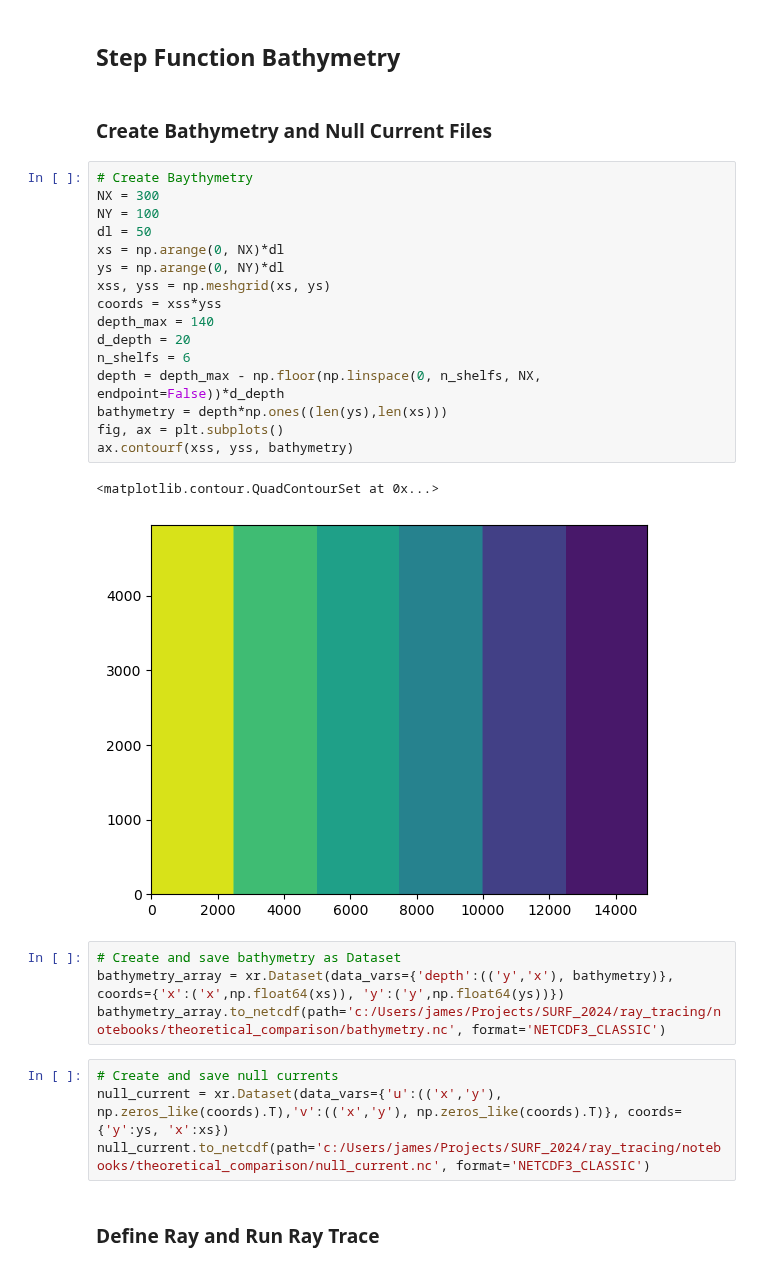
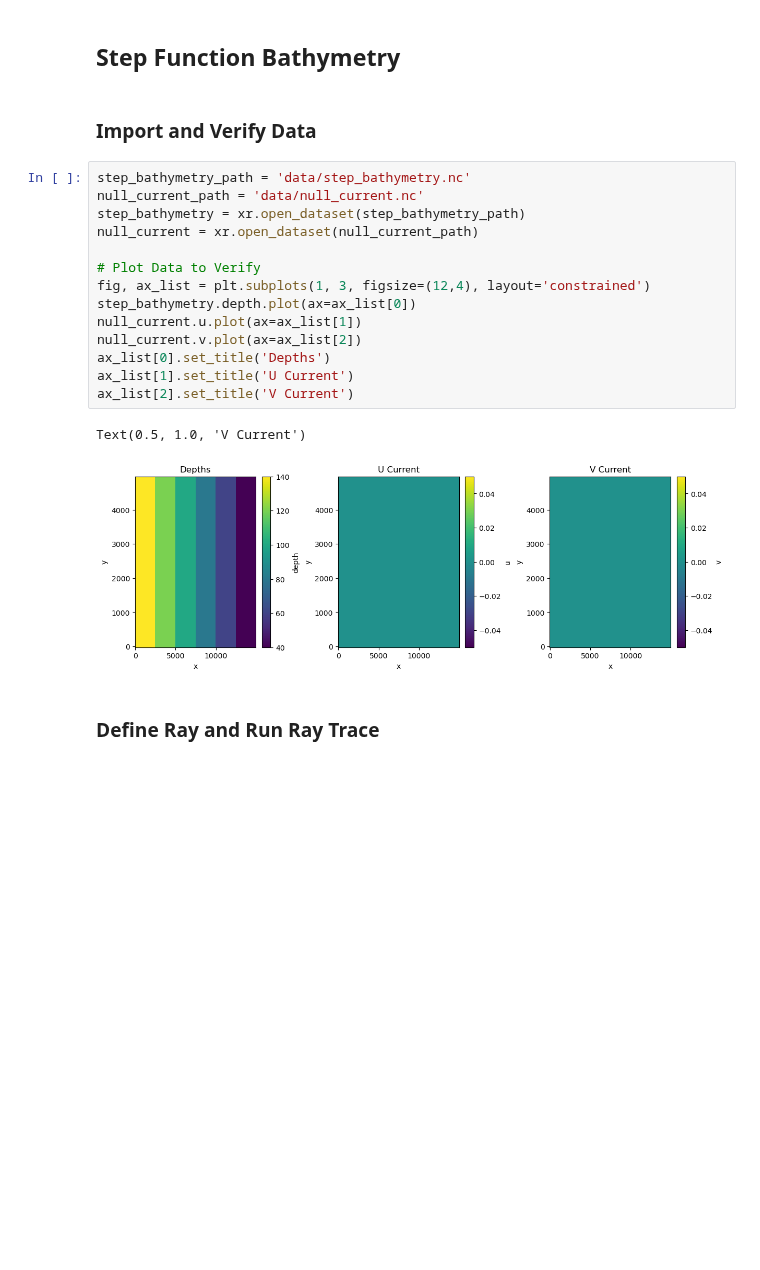
Before and after one commit to mines-oceanography/mantaray, a Jupyter notebook: notebooks/theoretical_comparison/snells_law_verification.ipynb, the cells around one changed output. Drawn from its saved outputs; the diff is of its cells as text; blank space fills up the shorter version.

```diff
--- a/notebooks/theoretical_comparison/snells_law_verification.ipynb
+++ b/notebooks/theoretical_comparison/snells_law_verification.ipynb
@@ -5,35 +5,25 @@ import xarray as xr
 import matplotlib.pyplot as plt
 # %% [markdown]
 ## Step Function Bathymetry
-# %% [markdown]
-### Create Bathymetry and Null Current Files
-# %%
-# Create Baythymetry
-NX = 300
-NY = 100
-dl = 50
-xs = np.arange(0, NX)*dl
-ys = np.arange(0, NY)*dl
-xss, yss = np.meshgrid(xs, ys)
-coords = xss*yss
-depth_max = 140
-d_depth = 20
-n_shelfs = 6
-depth = depth_max - np.floor(np.linspace(0, n_shelfs, NX, endpoint=False))*d_depth
-bathymetry = depth*np.ones((len(ys),len(xs)))
-fig, ax = plt.subplots()
-ax.contourf(xss, yss, bathymetry)
-# %% [output]
-<matplotlib.contour.QuadContourSet at 0x...>
-[figure, removed]
-# %%
-# Create and save bathymetry as Dataset
-bathymetry_array = xr.Dataset(data_vars={'depth':(('y','x'), bathymetry)}, coords={'x':('x',np.float64(xs)), 'y':('y',np.float64(ys))})
-bathymetry_array.to_netcdf(path='c:/Users/james/Projects/SURF_2024/ray_tracing/notebooks/theoretical_comparison/bathymetry.nc', format='NETCDF3_CLASSIC')
-# %%
-# Create and save null currents
-null_current = xr.Dataset(data_vars={'u':(('x','y'), np.zeros_like(coords).T),'v':(('x','y'), np.zeros_like(coords).T)}, coords={'y':ys, 'x':xs})
-null_current.to_netcdf(path='c:/Users/james/Projects/SURF_2024/ray_tracing/notebooks/theoretical_comparison/null_current.nc', format='NETCDF3_CLASSIC')
+# %% [markdown]
+### Import and Verify Data
+# %%
+step_bathymetry_path = 'data/step_bathymetry.nc'
+null_current_path = 'data/null_current.nc'
+step_bathymetry = xr.open_dataset(step_bathymetry_path)
+null_current = xr.open_dataset(null_current_path)
+
+# Plot Data to Verify
+fig, ax_list = plt.subplots(1, 3, figsize=(12,4), layout='constrained')
+step_bathymetry.depth.plot(ax=ax_list[0])
+null_current.u.plot(ax=ax_list[1])
+null_current.v.plot(ax=ax_list[2])
+ax_list[0].set_title('Depths')
+ax_list[1].set_title('U Current')
+ax_list[2].set_title('V Current')
+# %% [output]
+Text(0.5, 1.0, 'V Current')
+[figure, added]
 # %% [markdown]
 ### Define Ray and Run Ray Trace
 # %%
```
Also changed, not shown: parts of 9 cells of this notebook.
